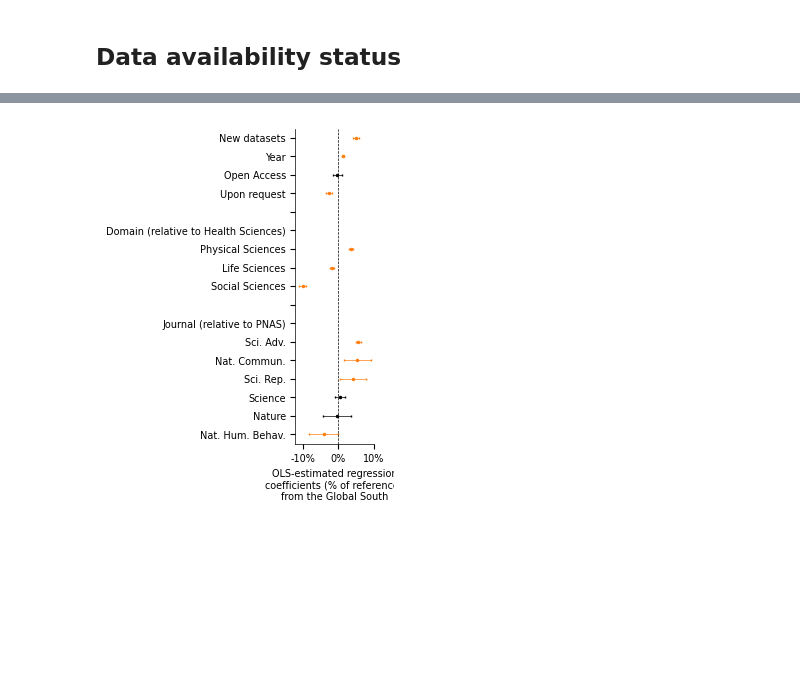
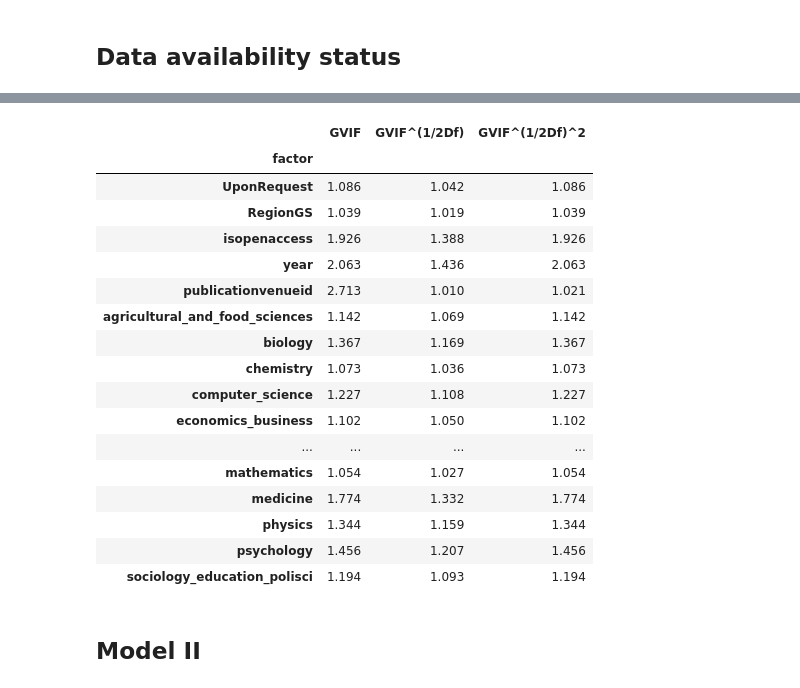
Before and after one commit to comnetsAD/bias_academia, a Jupyter notebook: observational_analyses/notebooks/Study_4.ipynb, the cells around one changed output, grey strips where cells are left out. Saved outputs shown, nothing was run; the diff lists cells and outputs as text; code cells hidden in the pictures; blank space fills up the shorter version.

```diff
--- a/observational_analyses/notebooks/Study_4.ipynb
+++ b/observational_analyses/notebooks/Study_4.ipynb
@@ -102,21 +66,0 @@ def checkNewData(text):
-# %%
-%%time
-dfs = [
-    pd.read_csv(file, usecols=[
-        'paper_ids','journal','publication_year','is_open_access',
-        'data_availability','content_type','titles'
-    ]) for file in glob.glob(f'{DIR}/data_availability_statement/*.csv')
-]
-
-df = (
-    pd.concat(dfs, ignore_index=True, sort=False)
-    .assign(PaperID=lambda df: df.paper_ids.apply(paperIdtoInt))
-    .rename(columns={'publication_year':'Year', 'journal':'Journal'})
-
-    .drop(['paper_ids'], axis=1)
-    .drop_duplicates()
-    .pipe(printShape, cols=['PaperID']) # 91386
-
-    .assign(UponRequest=lambda df: df.data_availability.apply(isUponRequest))
-    .assign(NewData=lambda df: df.data_availability.apply(checkNewData) | df.UponRequest )
-)
@@ -1590,18 +448,39 @@ results = pd.concat([
-# %%
-ax = plt.gca()
-
-plotReg(results, ax, 'Control')
-ax.set_yticklabels([
-    'Nat. Hum. Behav.','Nature','Science','Sci. Rep.','Nat. Commun.', 'Sci. Adv.', 'Journal (relative to PNAS)', '',
-    'Social Sciences', 'Life Sciences', 'Physical Sciences', 'Domain (relative to Health Sciences)', '',
-    'Upon request', 'Open Access', 'Year', 'New datasets'
-])
-ax.set_xlabel('OLS-estimated regression\ncoefficients (% of references\nfrom the Global South')
-
-ax.set_xticks([-0.1, 0, 0.1])
-ax.set_xticklabels(['-10%', '0%', '10%'])
-
-set_size(2*cm, 8*cm, ax)
-plt.savefig('../figures/uponrequest_regression.pdf',bbox_inches = 'tight', pad_inches = 0)
-# %% [output]
-[figure, removed]
+# %%
+gvif_df = generalized_VIF(
+    (
+        regionCitationToRegress
+
+        .assign(UponRequest=lambda df: df.UponRequest.apply(int))
+        .assign(RegionGS=lambda df: df.AllGlobalSouth.apply(int))
+        .assign(isopenaccess=lambda df: df.isopenaccess.apply(int))
+
+        [['UponRequest','RegionGS','isopenaccess','year','publicationvenueid','agricultural_and_food_sciences', 'biology', 'chemistry',
+       'computer_science', 'economics_business', 'engineering',
+       'environmental_science', 'geology_geography', 'humanities',
+       'materials_science', 'mathematics', 'medicine', 'physics', 'psychology',
+       'sociology_education_polisci']].dropna()
+    )
+)
+
+gvif_df
+# %% [output]
+|  | GVIF | GVIF^(1/2Df) | GVIF^(1/2Df)^2 |
+| factor |  |  |  |
+| UponRequest | 1.086 | 1.042 | 1.086 |
+| RegionGS | 1.039 | 1.019 | 1.039 |
+| isopenaccess | 1.926 | 1.388 | 1.926 |
+| year | 2.063 | 1.436 | 2.063 |
+| publicationvenueid | 2.713 | 1.010 | 1.021 |
+| agricultural_and_food_sciences | 1.142 | 1.069 | 1.142 |
+| biology | 1.367 | 1.169 | 1.367 |
+| chemistry | 1.073 | 1.036 | 1.073 |
+| computer_science | 1.227 | 1.108 | 1.227 |
+| economics_business | 1.102 | 1.050 | 1.102 |
+| ... | ... | ... | ... |
+| mathematics | 1.054 | 1.027 | 1.054 |
+| medicine | 1.774 | 1.332 | 1.774 |
+| physics | 1.344 | 1.159 | 1.344 |
+| psychology | 1.456 | 1.207 | 1.456 |
+| sociology_education_polisci | 1.194 | 1.093 | 1.194 |
+# %% [markdown]
+## Model II
```
Also changed, not shown: parts of 123 cells of this notebook, 2 other files.
